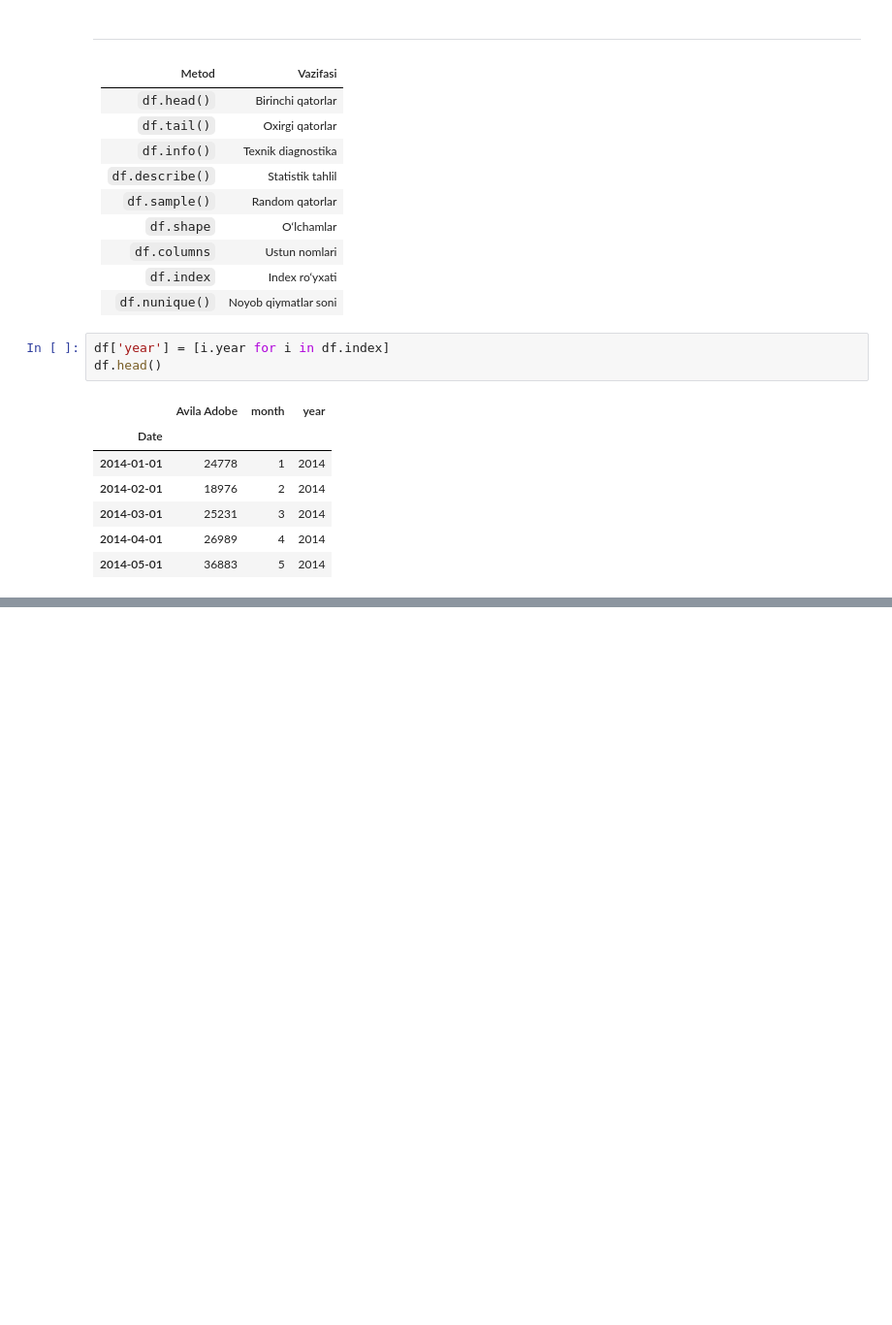
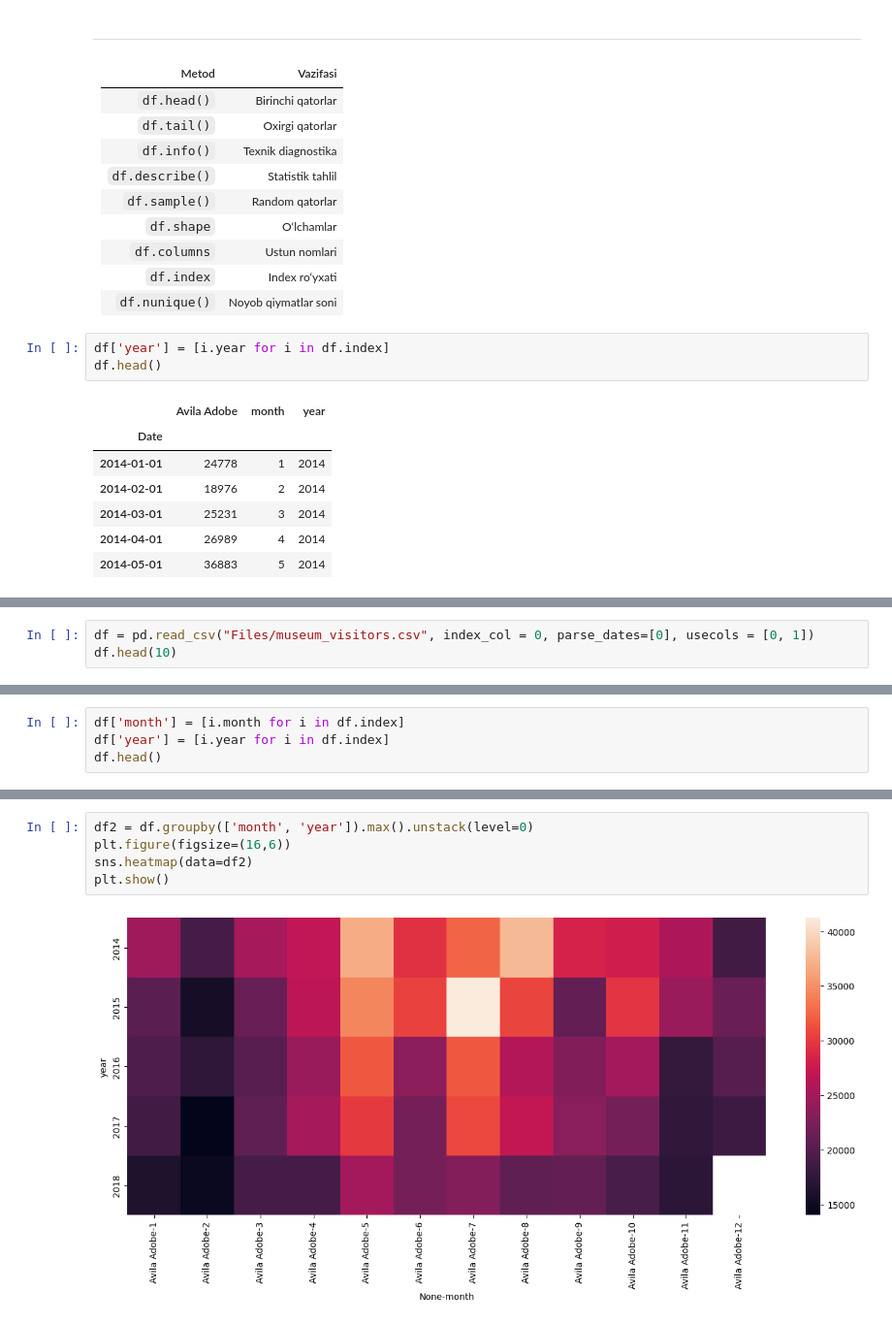
Before and after one commit to qwerty291996/2025-2026, a Jupyter notebook: Dars materiallari 2025-2026/Sun'iy intellekt asoslari 2025-2026/6.2 Matplotlib va Seaborn kutubxonalari yordamida ma’lumotlarni visualizatsiya qilish/Seaborn/Hetmap.ipynb, the cells around one changed output, grey strips where cells are left out. Shown at 97% size. Drawn from its saved outputs; the diff is of its cells as text; blank space fills up the shorter version.

Commit message:
Heatmap added

```diff
--- a/Dars materiallari 2025-2026/Sun'iy intellekt asoslari 2025-2026/6.2 Matplotlib va Seaborn kutubxonalari yordamida ma’lumotlarni visualizatsiya qilish/Seaborn/Hetmap.ipynb
+++ b/Dars materiallari 2025-2026/Sun'iy intellekt asoslari 2025-2026/6.2 Matplotlib va Seaborn kutubxonalari yordamida ma’lumotlarni visualizatsiya qilish/Seaborn/Hetmap.ipynb
@@ -492,0 +452,3 @@ Guruhlash metodlari yordamida ma'lumotlarni oson va samarali tahlil qilish mumki
+# %%
+df = pd.read_csv("Files/museum_visitors.csv", index_col = 0, parse_dates=[0], usecols = [0, 1])
+df.head(10)
@@ -492,0 +468,4 @@ Guruhlash metodlari yordamida ma'lumotlarni oson va samarali tahlil qilish mumki
+# %%
+df['month'] = [i.month for i in df.index]
+df['year'] = [i.year for i in df.index]
+df.head()
@@ -492,0 +510,7 @@ Guruhlash metodlari yordamida ma'lumotlarni oson va samarali tahlil qilish mumki
+# %%
+df2 = df.groupby(['month', 'year']).max().unstack(level=0)
+plt.figure(figsize=(16,6))
+sns.heatmap(data=df2)
+plt.show()
+# %% [output]
+[figure, added]
```
Also changed, not shown: parts of 27 cells of this notebook.
